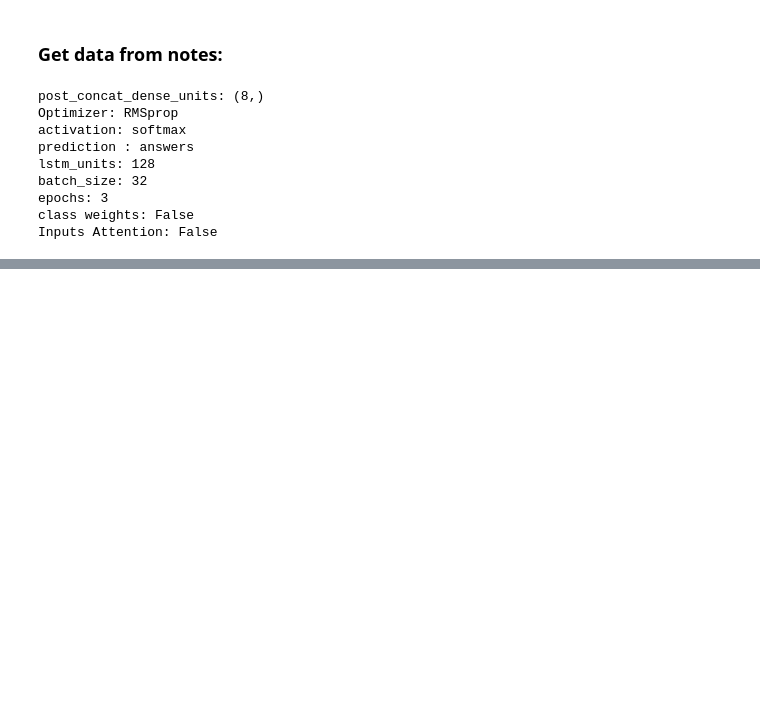
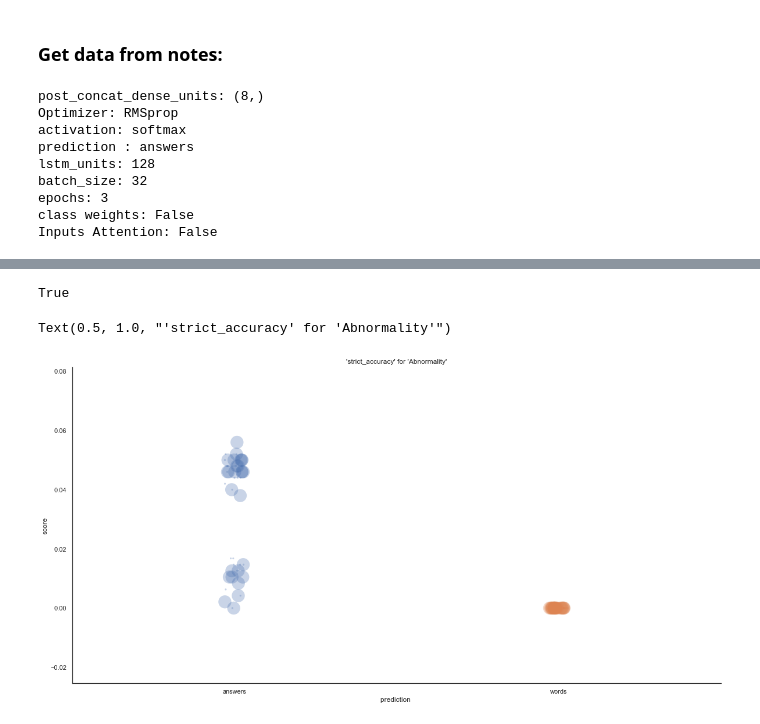
Before and after one commit to turner11/VQA-MED, a Jupyter notebook: VQA-MED/VQA.Python/plot_models_stats.ipynb, the cells around one changed output, grey strips where cells are left out. Saved outputs shown, nothing was run; the diff lists cells and outputs as text; code cells hidden in the pictures; blank space fills up the shorter version.

Commit message:
Updates for plotting comparisons

```diff
--- a/VQA-MED/VQA.Python/plot_models_stats.ipynb
+++ b/VQA-MED/VQA.Python/plot_models_stats.ipynb
@@ -119,0 +153,22 @@ df.head()
+# %%
+x_name = 'parameter_count'
+y_name = 'trainable_parameter_count'
+
+# x_name = 'epochs'
+# y_name = 'batch_size'
+
+x_name = 'prediction_'
+y_name = 'score'
+
+sizes_name = 'trainable_parameter_count'
+df_plot = cdf[[x_name, y_name]]
+df_plot.loc[:,sizes_name] = (100*cdf[sizes_name])**10
+
+print(cmap)
+print(len(cdf))
+df_plot.head()
+
+# # create data
+# x = df_plot[x_name]#np.random.rand(15)
+# y = df_plot[y_name]#x+np.random.rand(15)
+# z = df_plot[sizes_name]#x+np.random.rand(15)
@@ -119,0 +184,28 @@ df.head()
+# %%
+is_categorial = df_plot.dtypes[x_name] == object
+is_categorial
+# df_plot.dtypes
+# %% [output]
+True
+# %%
+%matplotlib inline
+plt.rcParams['figure.figsize'] = [20, 10]
+sns.set(style="white", color_codes=True)
+
+sizes=(10, 500)
+if is_categorial:
+    sns.stripplot(x=x_name, y=y_name, data=cdf, alpha=.3,size=cdf[sizes_name], jitter=0.03, edgecolor='gray', sizes=sizes)# size=z,
+else:
+    sns.scatterplot(x=x_name, y=y_name, data=cdf,  hue=x_name, size=sizes_name, palette=cmap, sizes=sizes,  alpha=.3, edgecolor='gray')
+
+sns.despine()
+
+# Add titles (main and on axis)
+plt.xlabel(x_name.replace('_', ' '))
+plt.ylabel(y_name.replace('_', ' '))
+plt.title(f"'{evaluation}' for '{category}'")
+
+# plt.show()
+# %% [output]
+Text(0.5, 1.0, "'strict_accuracy' for 'Abnormality'")
+[figure, added]
```
Also changed, not shown: parts of 9 cells of this notebook, 1 other file.
